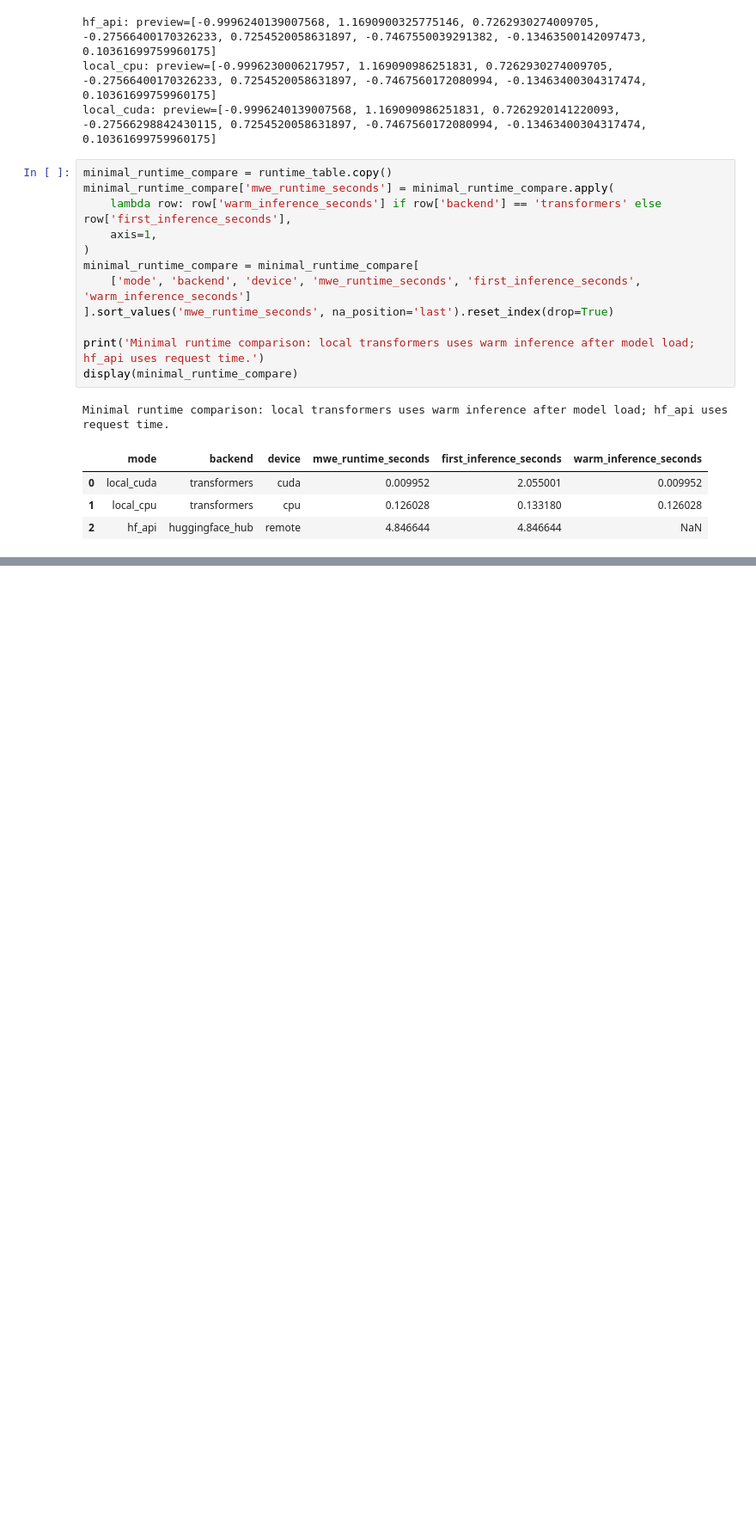
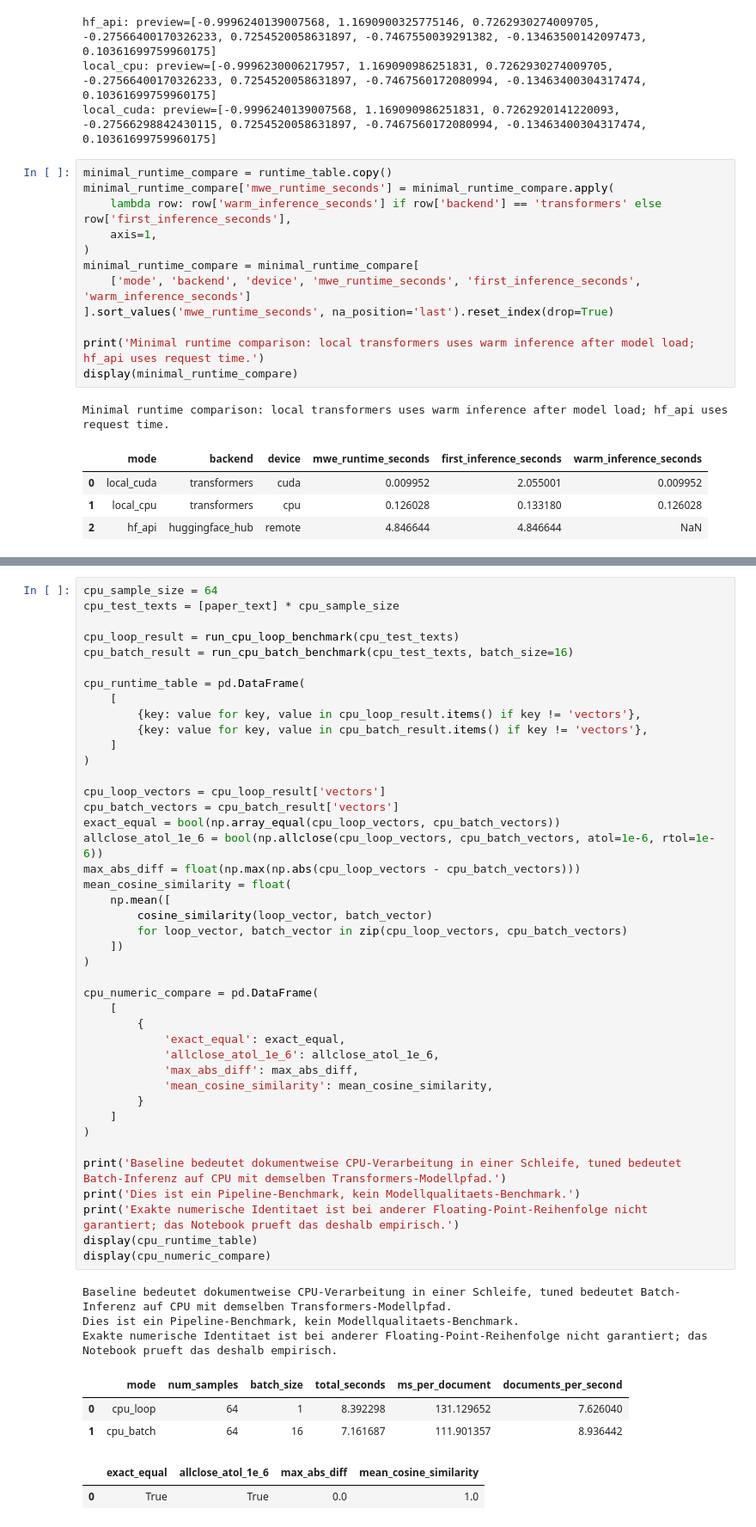
Before and after one commit to raphschlatt/ads-and, a Jupyter notebook: Test.ipynb, the cells around one changed output, grey strips where cells are left out. Shown at 86% size. Cells and saved outputs as stored; diff of their text form; blank space fills up the shorter version.

```diff
--- a/Test.ipynb
+++ b/Test.ipynb
@@ -399,0 +492,51 @@ Minimal runtime comparison: local transformers uses warm inference after model l
+# %%
+cpu_sample_size = 64
+cpu_test_texts = [paper_text] * cpu_sample_size
+
+cpu_loop_result = run_cpu_loop_benchmark(cpu_test_texts)
+cpu_batch_result = run_cpu_batch_benchmark(cpu_test_texts, batch_size=16)
+
+cpu_runtime_table = pd.DataFrame(
+    [
+        {key: value for key, value in cpu_loop_result.items() if key != 'vectors'},
+        {key: value for key, value in cpu_batch_result.items() if key != 'vectors'},
+    ]
+)
+
+cpu_loop_vectors = cpu_loop_result['vectors']
+cpu_batch_vectors = cpu_batch_result['vectors']
+exact_equal = bool(np.array_equal(cpu_loop_vectors, cpu_batch_vectors))
+allclose_atol_1e_6 = bool(np.allclose(cpu_loop_vectors, cpu_batch_vectors, atol=1e-6, rtol=1e-6))
+max_abs_diff = float(np.max(np.abs(cpu_loop_vectors - cpu_batch_vectors)))
+mean_cosine_similarity = float(
+    np.mean([
+        cosine_similarity(loop_vector, batch_vector)
+        for loop_vector, batch_vector in zip(cpu_loop_vectors, cpu_batch_vectors)
+    ])
+)
+
+cpu_numeric_compare = pd.DataFrame(
+    [
+        {
+            'exact_equal': exact_equal,
+            'allclose_atol_1e_6': allclose_atol_1e_6,
+            'max_abs_diff': max_abs_diff,
+            'mean_cosine_similarity': mean_cosine_similarity,
+        }
+    ]
+)
+
+print('Baseline bedeutet dokumentweise CPU-Verarbeitung in einer Schleife, tuned bedeutet Batch-Inferenz auf CPU mit demselben Transformers-Modellpfad.')
+print('Dies ist ein Pipeline-Benchmark, kein Modellqualitaets-Benchmark.')
+print('Exakte numerische Identitaet ist bei anderer Floating-Point-Reihenfolge nicht garantiert; das Notebook prueft das deshalb empirisch.')
+display(cpu_runtime_table)
+display(cpu_numeric_compare)
+# %% [output]
+Baseline bedeutet dokumentweise CPU-Verarbeitung in einer Schleife, tuned bedeutet Batch-Inferenz auf CPU mit demselben Transformers-Modellpfad.
+Dies ist ein Pipeline-Benchmark, kein Modellqualitaets-Benchmark.
+Exakte numerische Identitaet ist bei anderer Floating-Point-Reihenfolge nicht garantiert; das Notebook prueft das deshalb empirisch.
+|  | mode | num_samples | batch_size | total_seconds | ms_per_document | documents_per_second |
+| 0 | cpu_loop | 64 | 1 | 8.392298 | 131.129652 | 7.626040 |
+| 1 | cpu_batch | 64 | 16 | 7.161687 | 111.901357 | 8.936442 |
+|  | exact_equal | allclose_atol_1e_6 | max_abs_diff | mean_cosine_similarity |
+| 0 | True | True | 0.0 | 1.0 |
```
Also changed, not shown: parts of 2 cells of this notebook, 9 other files.
